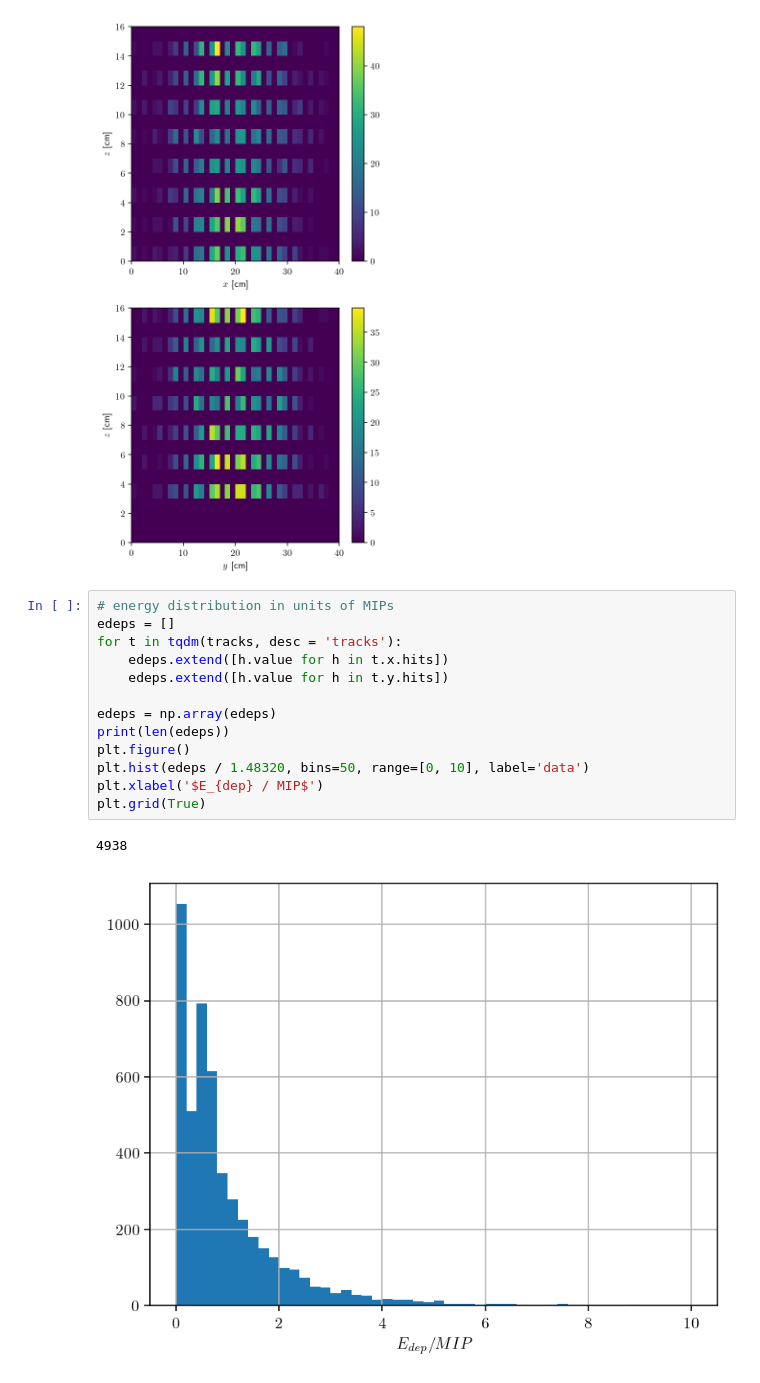
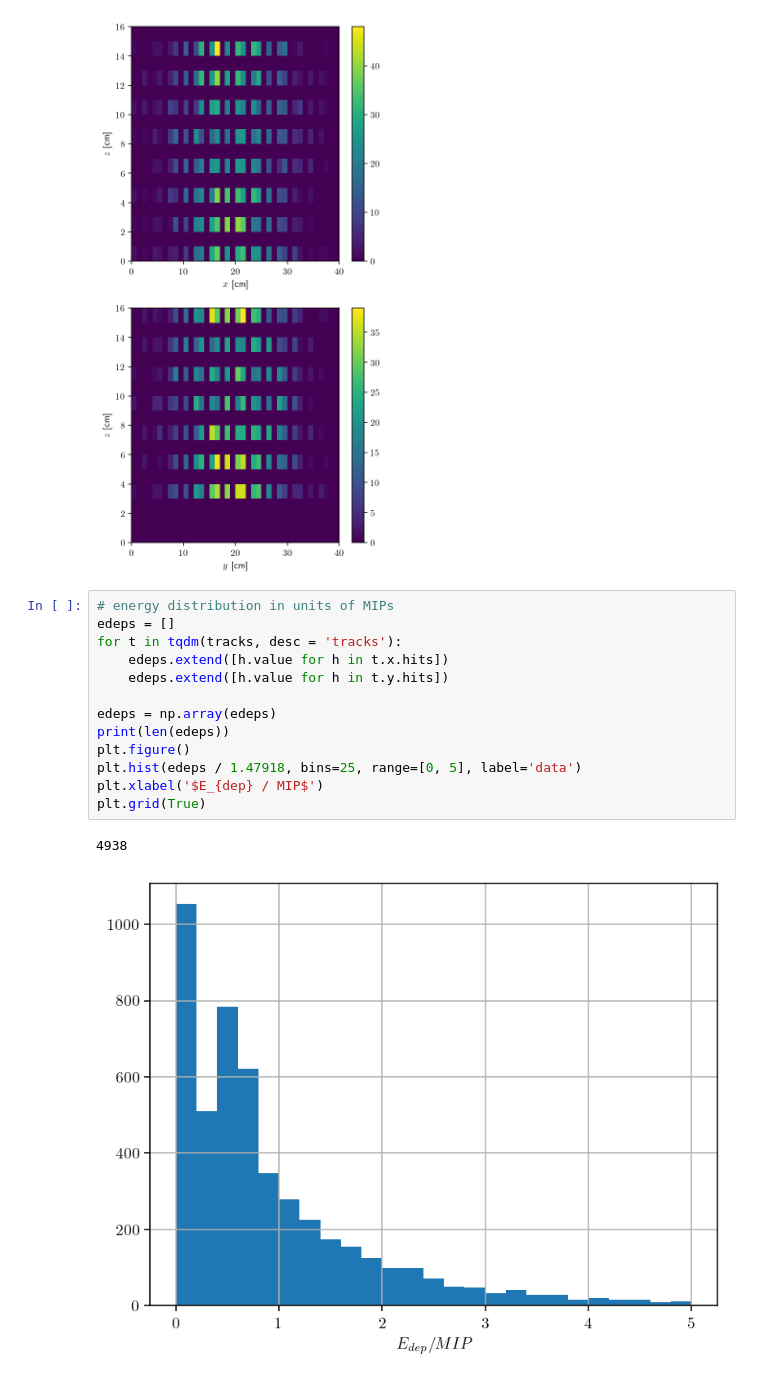
Before and after one commit to kauniska/ecal_reco, a Jupyter notebook: geant4/analysis/decay.ipynb, the cells around one changed output. Drawn from its saved outputs; the diff is of its cells as text.

```diff
--- a/geant4/analysis/decay.ipynb
+++ b/geant4/analysis/decay.ipynb
@@ -290,16 +290,16 @@ fig.colorbar(h[3], ax = axs[1])
 # %%
 # energy distribution in units of MIPs
 edeps = []
 for t in tqdm(tracks, desc = 'tracks'):
     edeps.extend([h.value for h in t.x.hits])
     edeps.extend([h.value for h in t.y.hits])
 
 edeps = np.array(edeps)
 print(len(edeps))
 plt.figure()
-plt.hist(edeps / 1.48320, bins=50, range=[0, 10], label='data')
+plt.hist(edeps / 1.47918, bins=25, range=[0, 5], label='data')
 plt.xlabel('$E_{dep} / MIP$')
 plt.grid(True)
 # %% [output]
 4938
-[figure, old version]
+[figure, new version]
```
Also changed, not shown: 2 other files.
